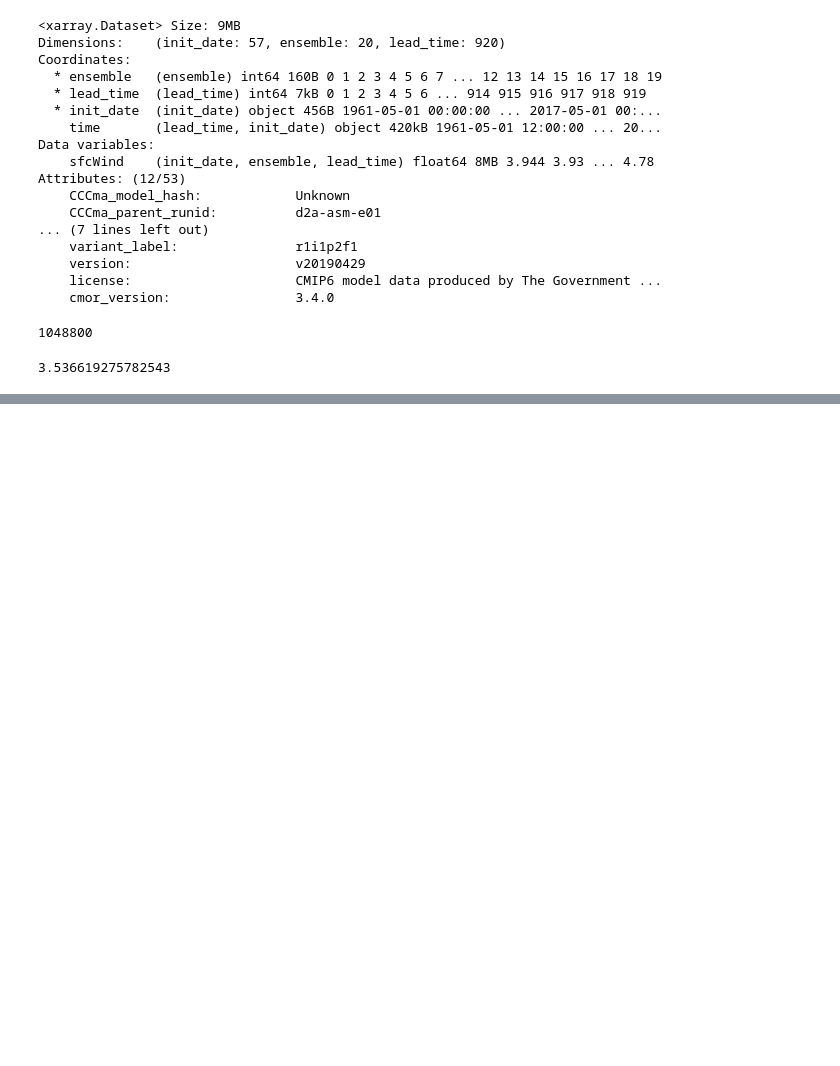
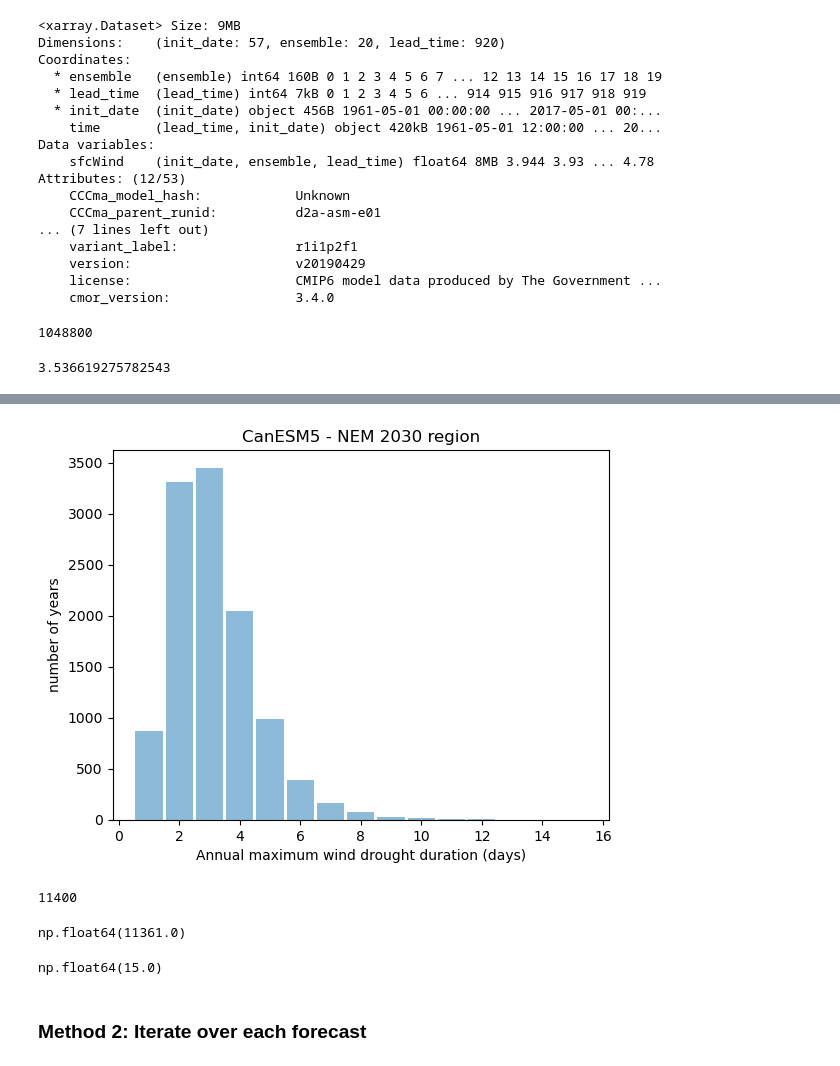
Before and after one commit to AusClimateService/unseen-projects, a Jupyter notebook: project-wind-drought/percentile.ipynb, the cells around one changed output, grey strips where cells are left out. Cells and saved outputs as stored; diff of their text form; code cells hidden in the pictures; blank space fills up the shorter version.

```diff
--- a/project-wind-drought/percentile.ipynb
+++ b/project-wind-drought/percentile.ipynb
@@ -65,0 +68,4 @@ plt.show()
+# %%
+da_sfcWind = array_handling.reindex_forecast(ds_model['sfcWind'])
+time_datetime = np.array(time_utils.cftime_to_str(da_sfcWind.time), dtype='datetime64')
+da_sfcWind = da_sfcWind.assign_coords(time=time_datetime)
@@ -65,0 +74,8 @@ plt.show()
+# %%
+drought_events = xc.indices.generic.spell_length(
+    da_sfcWind,
+    str(pctl10) + ' m/s',
+    freq='1YS',
+    reducer='max',
+    op='<'
+)
@@ -65,0 +116,2 @@ plt.show()
+# %%
+drought_events_masked = drought_events.where(drought_events > 0)
@@ -65,0 +134,24 @@ plt.show()
+# %%
+bins = np.arange(0.5, 16.5, 1)
+nyears = plt.hist(drought_events_masked.values.flatten(), bins=bins, rwidth=0.9, label='CanESM5', color='tab:blue', alpha=0.5)
+plt.xlabel('Annual maximum wind drought duration (days)')
+plt.ylabel('number of years')
+plt.title('CanESM5 - NEM 2030 region')
+#plt.legend()
+plt.show()
+# %% [output]
+[figure, added]
+# %%
+57 * 20 * 10
+# %% [output]
+11400
+# %%
+nyears[0].sum()
+# %% [output]
+np.float64(11361.0)
+# %%
+np.nanmax(drought_events_masked.values)
+# %% [output]
+np.float64(15.0)
+# %% [markdown]
+### Method 2: Iterate over each forecast
```
Also changed, not shown: parts of 15 cells of this notebook, 2 other files.
